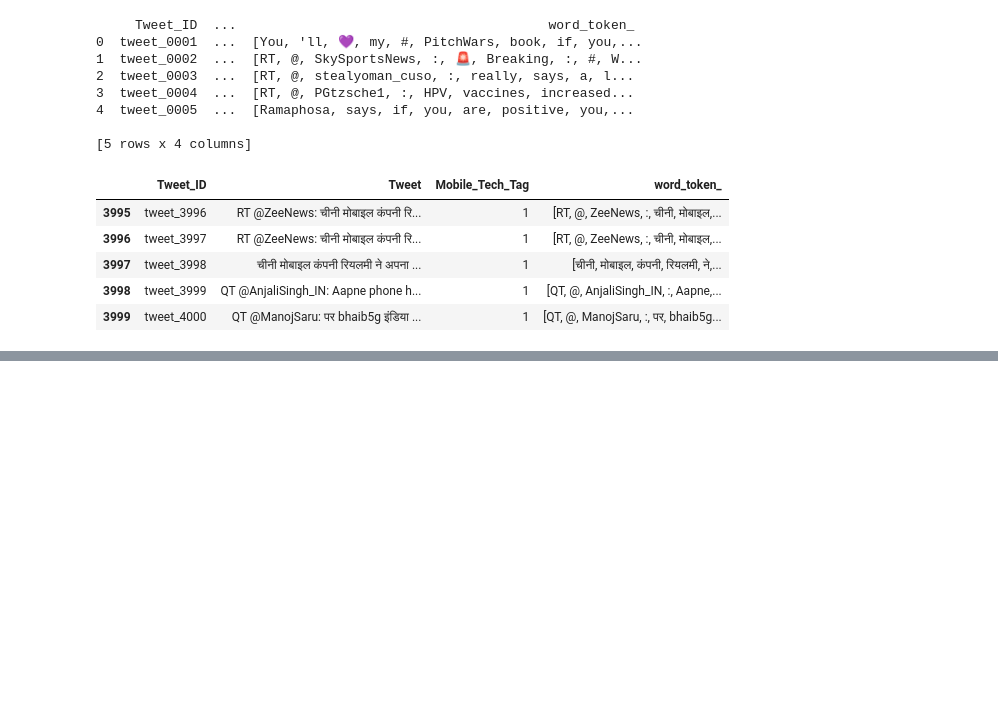
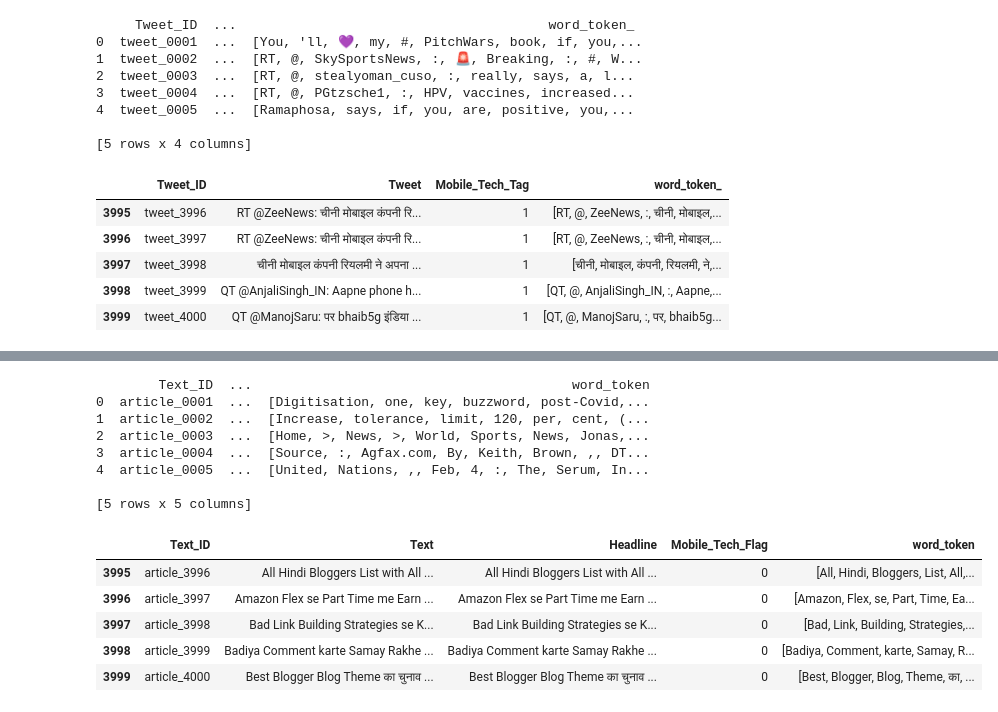
Before and after one commit to Raghu-vamsi-pav/Theme-and-Headline-generation-Inter-IT-tech-meet, a Jupyter notebook: Copy_of_Untitled1.ipynb, the cells around one changed output, grey strips where cells are left out. Saved outputs shown, nothing was run; the diff lists cells and outputs as text; code cells hidden in the pictures; blank space fills up the shorter version.

```diff
--- a/Copy_of_Untitled1.ipynb
+++ b/Copy_of_Untitled1.ipynb
@@ -139,0 +133,23 @@ stemmer = PorterStemmer()
+# %%
+lemmatizer = WordNetLemmatizer()
+for i in range(4000):
+  word_token[i] = [lemmatizer.lemmatize(word) for word in word_token[i] if word not in set(stopwords.words('english','hi'))]
+# %%
+df1['word_token'] = word_token
+print(df1.head())
+df1.tail()
+# %% [output]
+        Text_ID  ...                                         word_token
+0  article_0001  ...  [Digitisation, one, key, buzzword, post-Covid,...
+1  article_0002  ...  [Increase, tolerance, limit, 120, per, cent, (...
+2  article_0003  ...  [Home, >, News, >, World, Sports, News, Jonas,...
+3  article_0004  ...  [Source, :, Agfax.com, By, Keith, Brown, ,, DT...
+4  article_0005  ...  [United, Nations, ,, Feb, 4, :, The, Serum, In...
+
+[5 rows x 5 columns]
+|  | Text_ID | Text | Headline | Mobile_Tech_Flag | word_token |
+| 3995 | article_3996 | All Hindi Bloggers List with All ... | All Hindi Bloggers List with All ... | 0 | [All, Hindi, Bloggers, List, All,... |
+| 3996 | article_3997 | Amazon Flex se Part Time me Earn ... | Amazon Flex se Part Time me Earn ... | 0 | [Amazon, Flex, se, Part, Time, Ea... |
+| 3997 | article_3998 | Bad Link Building Strategies se K... | Bad Link Building Strategies se K... | 0 | [Bad, Link, Building, Strategies,... |
+| 3998 | article_3999 | Badiya Comment karte Samay Rakhe ... | Badiya Comment karte Samay Rakhe ... | 0 | [Badiya, Comment, karte, Samay, R... |
+| 3999 | article_4000 | Best Blogger Blog Theme का चुनाव ... | Best Blogger Blog Theme का चुनाव ... | 0 | [Best, Blogger, Blog, Theme, का, ... |
```
Also changed, not shown: parts of 6 cells of this notebook.
